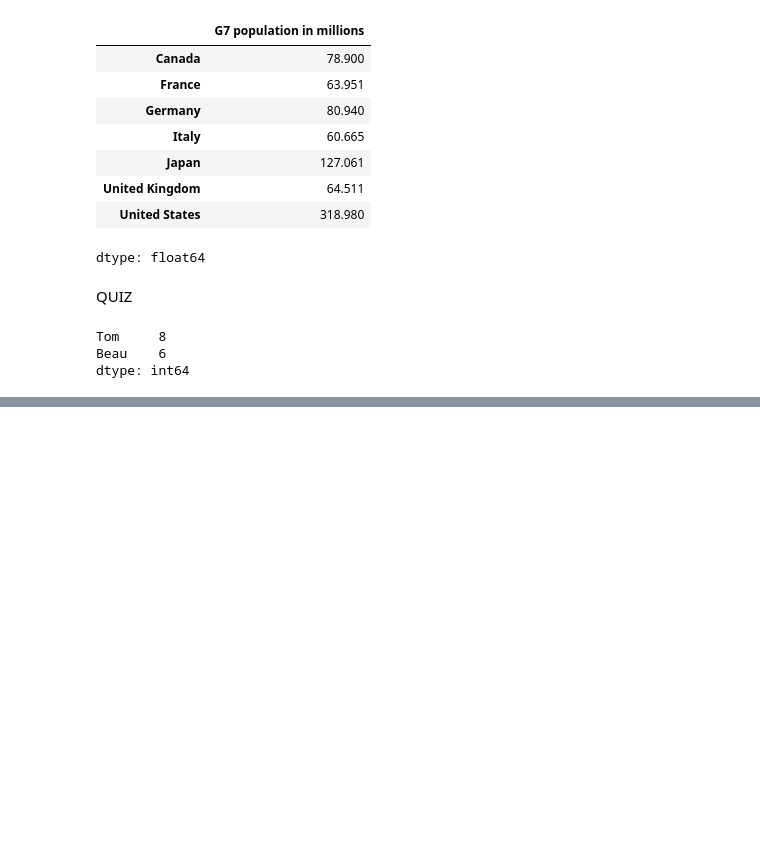
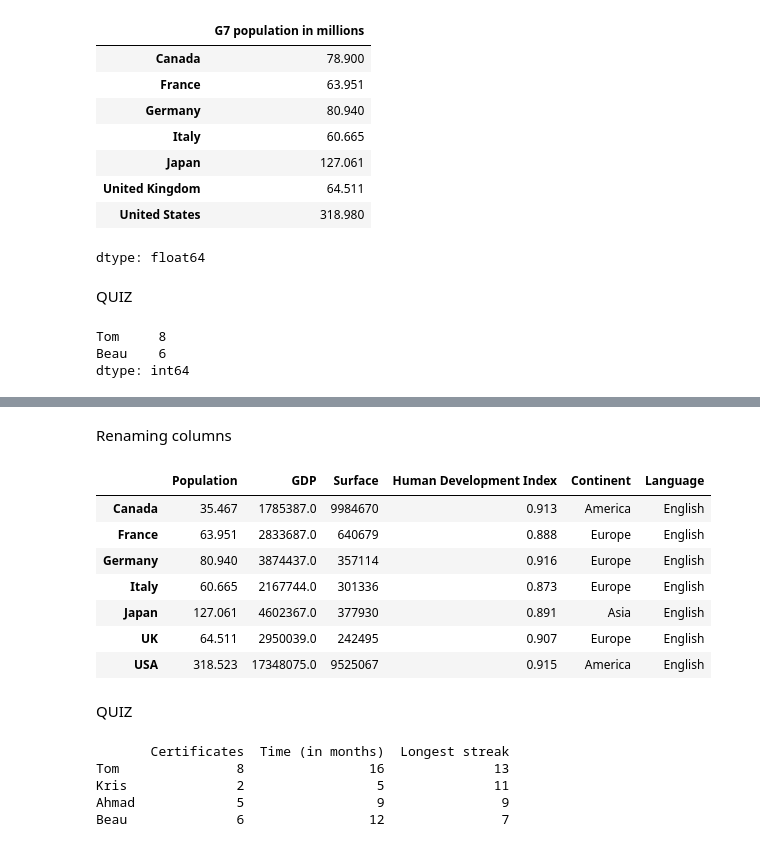
Before and after one commit to OketchOdanga/DataAnalysisWithPython, a Jupyter notebook: DataAnalysisWithPython(FreeCodecamp).ipynb, the cells around one changed output, grey strips where cells are left out. Drawn from its saved outputs; the diff is of its cells as text; code cells hidden in the pictures; blank space fills up the shorter version.

```diff
--- a/DataAnalysisWithPython(FreeCodecamp).ipynb
+++ b/DataAnalysisWithPython(FreeCodecamp).ipynb
@@ -327,0 +531,41 @@ dtype: int64
+# %% [markdown]
+Renaming columns
+# %%
+df.rename(
+    columns = {
+        'HDI': 'Human Development Index',
+        'Anual Popcorn Consumption': 'APC'
+    }, index= {
+        'United States': 'USA',
+        'United Kingdom': 'UK'
+    }
+)
+# %% [output]
+|  | Population | GDP | Surface | Human Development Index | Continent | Language |
+| Canada | 35.467 | 1785387.0 | 9984670 | 0.913 | America | English |
+| France | 63.951 | 2833687.0 | 640679 | 0.888 | Europe | English |
+| Germany | 80.940 | 3874437.0 | 357114 | 0.916 | Europe | English |
+| Italy | 60.665 | 2167744.0 | 301336 | 0.873 | Europe | English |
+| Japan | 127.061 | 4602367.0 | 377930 | 0.891 | Asia | English |
+| UK | 64.511 | 2950039.0 | 242495 | 0.907 | Europe | English |
+| USA | 318.523 | 17348075.0 | 9525067 | 0.915 | America | English |
+# %% [markdown]
+QUIZ
+# %%
+certificates_earned = pd.DataFrame({
+    'Certificates': [8, 2, 5, 6],
+    'Time (in months)': [16, 5, 9, 12]
+})
+names = ['Tom', 'Kris', 'Ahmad', 'Beau']
+
+certificates_earned.index = names
+longest_streak = pd.Series([13, 11, 9, 7], index=names)
+certificates_earned['Longest streak'] = longest_streak
+
+print(certificates_earned)
+# %% [output]
+       Certificates  Time (in months)  Longest streak
+Tom               8                16              13
+Kris              2                 5              11
+Ahmad             5                 9               9
+Beau              6                12               7
```
Also changed, not shown: parts of 28 cells of this notebook.
